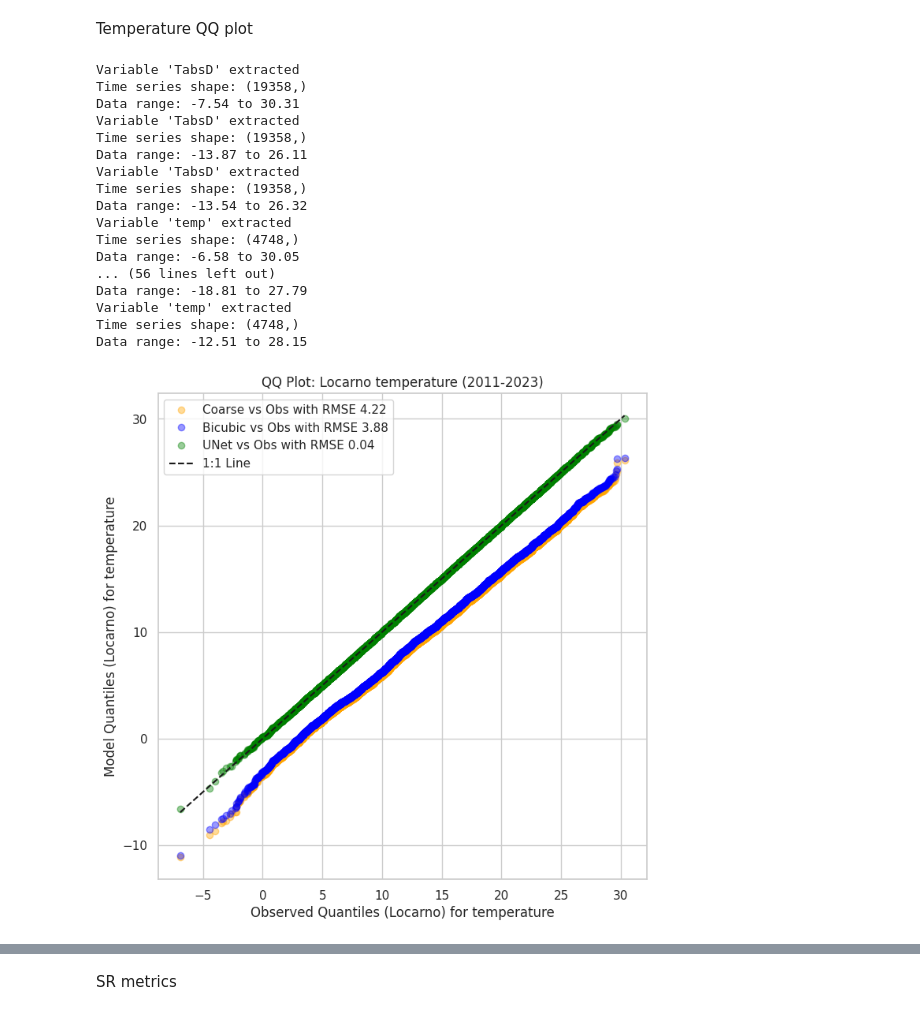
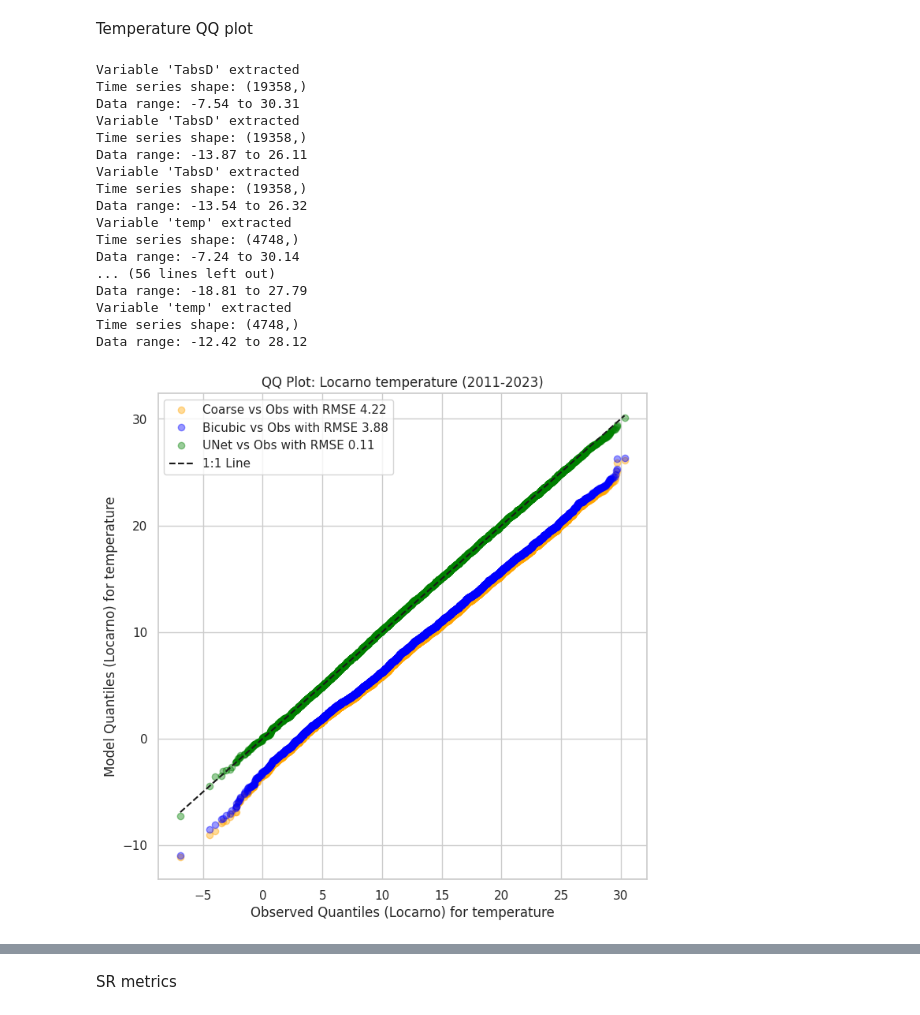
Before and after one commit to AsthanaShivanshi/Processing_and_Analysis_Scripts, a Jupyter notebook: Prelim_Stats_Obs_only/qq_plots_obs_12km.ipynb, the cells around one changed output, grey strips where cells are left out. Cells and saved outputs as stored; diff of their text form; code cells hidden in the pictures.

```diff
--- a/Prelim_Stats_Obs_only/qq_plots_obs_12km.ipynb
+++ b/Prelim_Stats_Obs_only/qq_plots_obs_12km.ipynb
@@ -298,7 +298,7 @@ zurich_lat, zurich_lon = 47.3769, 8.5417
 obs_ds = xr.open_dataset(paths.DATASETS_TRAINING_DIR_12km + '/TabsD_step1_latlon.nc')
 coarse_ds = xr.open_dataset(paths.DATASETS_TRAINING_DIR_12km + '/TabsD_step2_coarse.nc')
 bicubic_ds = xr.open_dataset(paths.DATASETS_TRAINING_DIR_12km + '/TabsD_step3_interp.nc')
-unet_ds = xr.open_dataset("/work/FAC/FGSE/IDYST/tbeucler/downscaling/sasthana/Downscaling/Downscaling_Models/LDM_conditional/outputs/test_UNet_baseline_CRPS.nc")
+unet_ds = xr.open_dataset("/work/FAC/FGSE/IDYST/tbeucler/downscaling/sasthana/Downscaling/Downscaling_Models/LDM_conditional/outputs/test_UNet_baseline_CRPS__UNet_constrained_withoutReLU.nc")
 #ldm_ds = xr.open_dataset("/work/FAC/FGSE/IDYST/tbeucler/downscaling/sasthana/Downscaling/Downscaling_Models/LDM_conditional/outputs/single_run_test_LDM_samples.nc")
 
 # Extract precip time series for Locarno
@@ -411,36 +411,36 @@ plt.show()
 plt.figure(figsize=(8, 8))
 rmse_coarse_zurich = np.sqrt(np.mean((coarse_q_zurich - obs_q_zurich) ** 2))
 rmse_bicubic_zurich = np.sqrt(np.mean((bicubic_q_zurich - obs_q_zurich) ** 2))
 rmse_unet_zurich = np.sqrt(np.mean((unet_q_zurich - obs_q_zurich) ** 2))
 plt.plot(obs_q_zurich, coarse_q_zurich, 'o', label='Coarse vs Obs with RMSE {:.2f}'.format(rmse_coarse_zurich), alpha=0.4,color='orange')
 plt.plot(obs_q_zurich, bicubic_q_zurich, 'o', label='Bicubic vs Obs with RMSE {:.2f}'.format(rmse_bicubic_zurich), alpha=0.4,color='blue')
 plt.plot(obs_q_zurich, unet_q_zurich, 'o', label='UNet vs Obs with RMSE {:.2f}'.format(rmse_unet_zurich),color='green', alpha=0.4)
 plt.plot([obs_q_zurich.min(), obs_q_zurich.max()], [obs_q_zurich.min(), obs_q_zurich.max()], 'k--', label='1:1 Line')
 plt.xlabel('Observed Quantiles (Zurich) for temperature')
 plt.ylabel('Model Quantiles (Zurich) for temperature')
 plt.title('QQ Plot: Zurich temperature (2011-2023)')
 plt.legend()
 plt.grid(True)
 plt.show()
 # %% [output]
 Variable 'TabsD' extracted
 Time series shape: (19358,)
 Data range: -7.54 to 30.31
 Variable 'TabsD' extracted
 Time series shape: (19358,)
 Data range: -13.87 to 26.11
 Variable 'TabsD' extracted
 Time series shape: (19358,)
 Data range: -13.54 to 26.32
 Variable 'temp' extracted
 Time series shape: (4748,)
-Data range: -6.58 to 30.05
+Data range: -7.24 to 30.14
 ... (56 lines left out)
 Data range: -18.81 to 27.79
 Variable 'temp' extracted
 Time series shape: (4748,)
-Data range: -12.51 to 28.15
+Data range: -12.42 to 28.12
-[figure, old version]
+[figure, new version]
 [figure]
 [figure]
 # %% [markdown]
```
Also changed, not shown: parts of 8 cells of this notebook.
